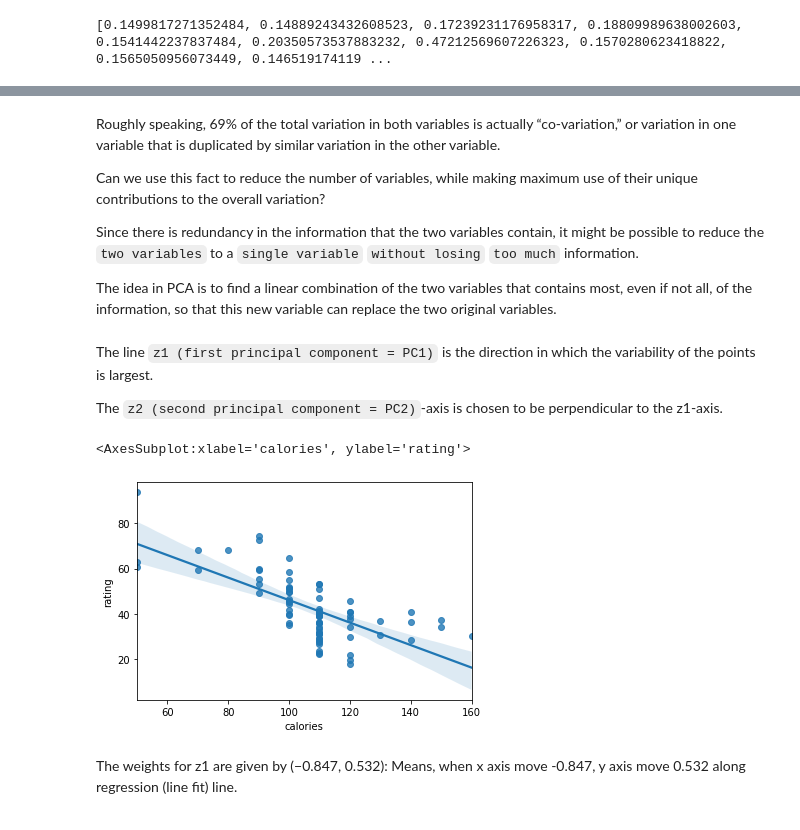
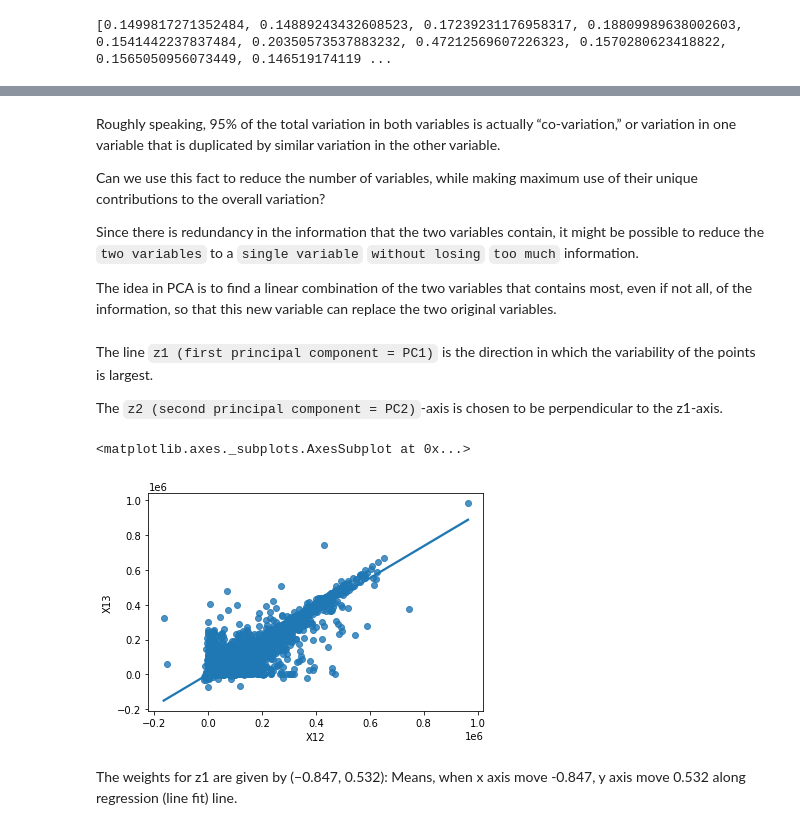
Before and after one commit to PosgradoMNA/actividades-del-projecto-team_59, a Jupyter notebook: Actividad_Sem_04_CD_PCA.ipynb, the cells around one changed output, grey strips where cells are left out. Saved outputs shown, nothing was run; the diff lists cells and outputs as text; code cells hidden in the pictures.

```diff
--- a/Actividad_Sem_04_CD_PCA.ipynb
+++ b/Actividad_Sem_04_CD_PCA.ipynb
@@ -16,11 +16,11 @@ import numpy as np
    * For categorical variables, other methods such as correspondence analysis are more suitable.
 # %%
 # - - - - - - - - - - - -
-Cereals = 'https://raw.githubusercontent.com/PosgradoMNA/Actividades_Aprendizaje-/main/default%20of%20credit%20card%20clients.csv'
+Credit = 'https://raw.githubusercontent.com/PosgradoMNA/Actividades_Aprendizaje-/main/default%20of%20credit%20card%20clients.csv'
 # %%
 # - - - - - - - - - - - -
-cereals_df = pd.read_csv(Cereals)
-df = cereals_df.copy()
+credit_df = pd.read_csv(Credit)
+df = credit_df.copy()
 df
 # %% [output]
 |  | ID | X1 | X2 | X3 | X4 | X5 | X6 | X7 | X8 | X9 | ... | ... |
@@ -78,3 +78,8 @@ Variables categóricas:
 ---
 
 A continuación procedemos a hacer la revisión de frecuencia de las variables categoricas.
+# %%
+# - - - - - - - - - - - -
+# Quitamos los valores nan, sabemos por el análisis de la semana pasada que estos valores tienen un porcentaje
+# mínimo, por lo tanto los imputamos con 0
+df.fillna(0, inplace=True)
@@ -255,5 +244,5 @@ ndf.corr().round(2)
 # %% [markdown]
-Roughly speaking, 69% of the total variation in both variables is actually “co-variation,” or variation in one variable that is duplicated by similar variation in the other variable.
+Roughly speaking, 95% of the total variation in both variables is actually “co-variation,” or variation in one variable that is duplicated by similar variation in the other variable.
 
 Can we use this fact to reduce the number of variables, while making maximum use of their unique contributions to the overall variation?
 
@@ -268,13 +257,13 @@ The `z2 (second principal component = PC2)`-axis is chosen to be perpendicular t
 import seaborn as sns
 # %%
 p = sns.regplot(data = df,
-                x = df.calories,
-                y = df.rating
+                x = df.X12,
+                y = df.X13
                )
 p
 # %% [output]
-<AxesSubplot:xlabel='calories', ylabel='rating'>
+<matplotlib.axes._subplots.AxesSubplot at 0x...>
-[figure, old version]
+[figure, new version]
 # %% [markdown]
 The weights for z1 are given by (−0.847, 0.532): Means, when x axis move -0.847, y axis move 0.532 along regression (line fit) line.
 # %%
```
Also changed, not shown: parts of 16 cells of this notebook.
